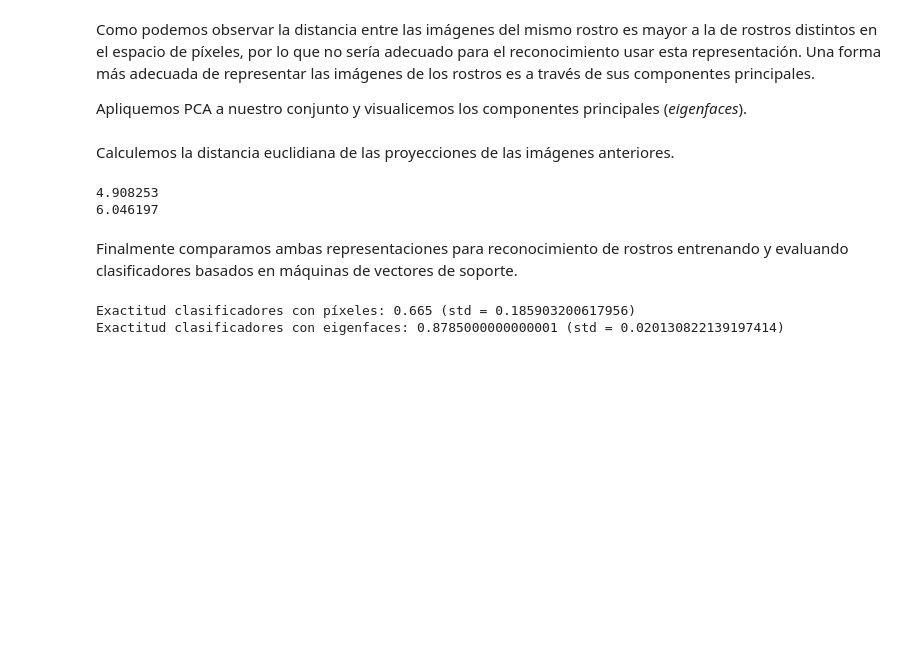
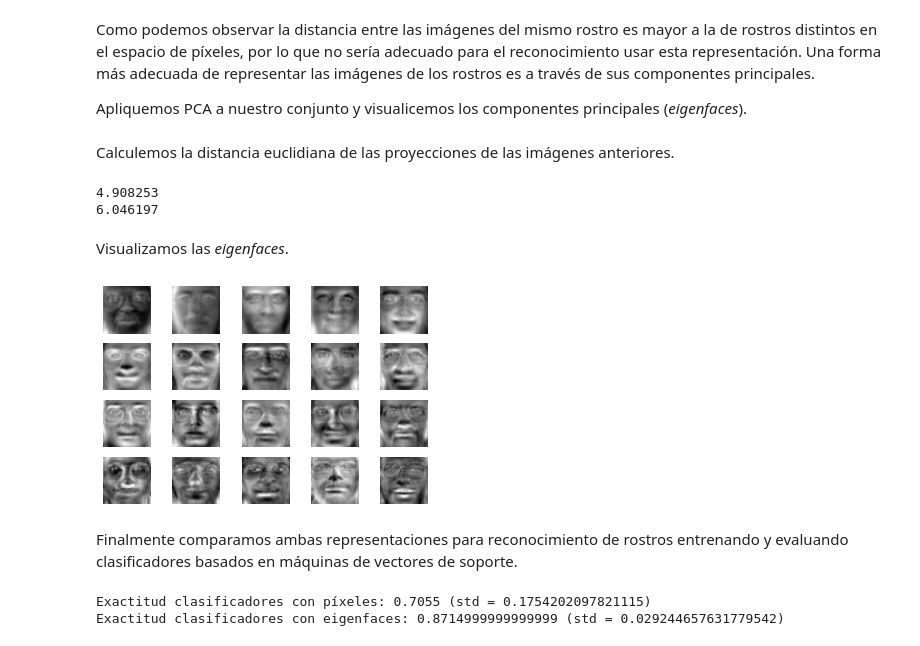
Before and after one commit to blancavazquez/CursoDatosMasivosII, a Jupyter notebook: notebooks/1b_pca.ipynb, the cells around one changed output. Saved outputs shown, nothing was run; the diff lists cells and outputs as text; code cells hidden in the pictures; blank space fills up the shorter version.

```diff
--- a/notebooks/1b_pca.ipynb
+++ b/notebooks/1b_pca.ipynb
@@ -26,13 +26,13 @@ class PCA:
     self.n_components_ = n_components
 
   def fit(self, X):
-    self.means_ = np.mean(X, axis=0)
+    self.means_ = X.mean(axis=0)
     devs = X - self.means_
 
-    cov = np.dot(devs.T, devs) / (X.shape[0] - 1)
+    cov = (devs.T @ devs) / (X.shape[0] - 1)
     l, u = np.linalg.eig(cov)
 
-    lts = np.argsort(l)[::-1]
+    lts = l.argsort()[::-1]
     u = u[:, lts]
     l = l[lts]
 
@@ -318,6 +321,17 @@ print(dist_sub3_to_sub4_proj)
 # %% [output]
 4.908253
 6.046197
+# %% [markdown]
+Visualizamos las _eigenfaces_.
+# %%
+for i in range(eigenfaces.n_components_):
+  plt.subplot(4, 5, i+1)
+  plt.imshow(eigenfaces.components_.T[i].reshape(64, 64), cmap='gray')
+  plt.axis('off')
+
+plt.show()
+# %% [output]
+[figure, added]
 # %% [markdown]
 Finalmente comparamos ambas representaciones para reconocimiento de rostros entrenando y evaluando clasificadores basados en máquinas de vectores de soporte.
 # %%
@@ -333,7 +347,7 @@ for train_index, test_index in cv.split(orl.data, orl.target):
   c1.fit(orl.data[train_index], orl.target[train_index])
   px_scores.append(c1.score(orl.data[test_index], orl.target[test_index]))
 
-  ef = PCA(150)
+  ef = PCA(50)
   ef.fit(orl.data[train_index])
   train_proj = ef.transform(orl.data[train_index])
   test_proj = ef.transform(orl.data[test_index])
@@ -341,9 +355,9 @@ for train_index, test_index in cv.split(orl.data, orl.target):
   c2 = SGDClassifier()
   c2.fit(train_proj, orl.target[train_index])
   ef_scores.append(c2.score(test_proj, orl.target[test_index]))
+
+print('Exactitud clasificadores con píxeles: {0} (std = {1})'.format(np.mean(px_scores), np.std(px_scores)))
+print('Exactitud clasificadores con eigenfaces: {0} (std = {1})'.format(np.mean(ef_scores), np.std(ef_scores)))
+# %% [output]
+Exactitud clasificadores con píxeles: 0.7055 (std = 0.1754202097821115)
+Exactitud clasificadores con eigenfaces: 0.8714999999999999 (std = 0.029244657631779542)
-# %%
-print('Exactitud clasificadores con píxeles: {0} (std = {1})'.format(np.mean(px_scores), np.std(px_scores)))
-print('Exactitud clasificadores con eigenfaces: {0} (std = {1})'.format(np.mean(ef_scores), np.std(ef_scores)))
-# %% [output]
-Exactitud clasificadores con píxeles: 0.665 (std = 0.185903200617956)
-Exactitud clasificadores con eigenfaces: 0.8785000000000001 (std = 0.020130822139197414)
```
Also changed, not shown: parts of 3 cells of this notebook.
